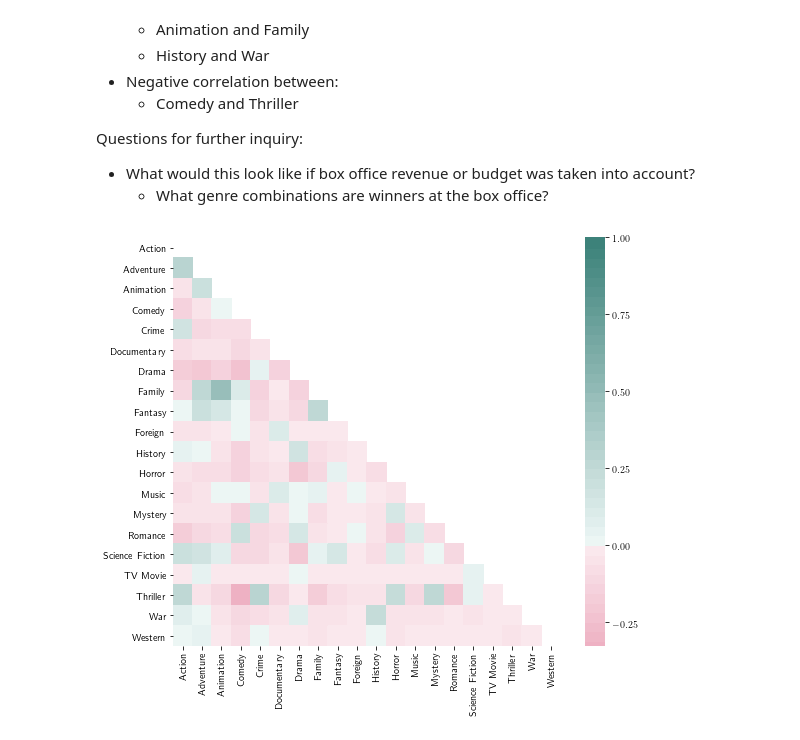
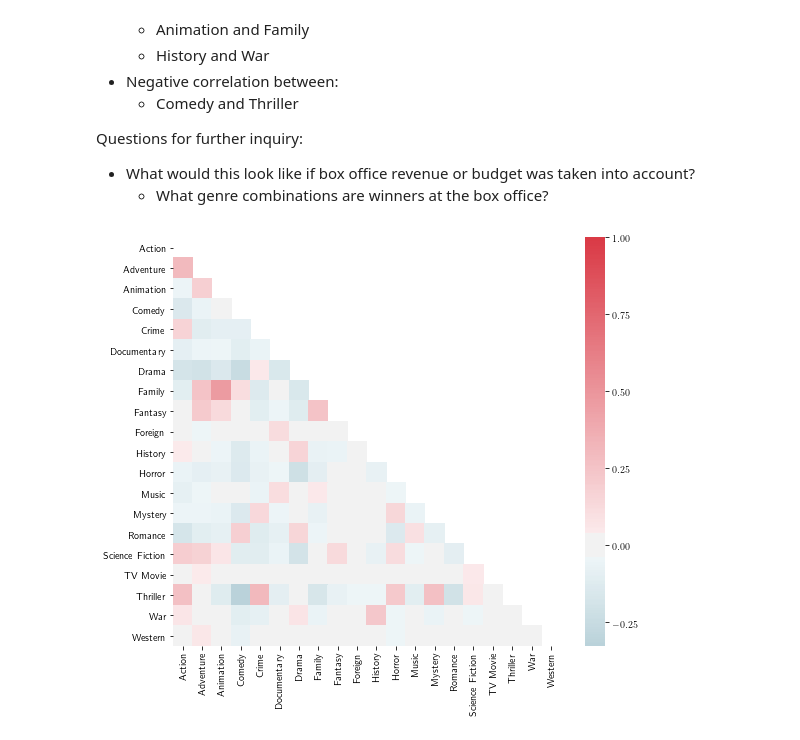
Before and after one commit to qiaozhi9092/tmdb_box_office_prediction, a Jupyter notebook: notebooks/ExploratoryDataAnalysis.ipynb, the cells around one changed output. Drawn from its saved outputs; the diff is of its cells as text; code cells hidden in the pictures.

Commit message:
refresh figures

```diff
--- a/notebooks/ExploratoryDataAnalysis.ipynb
+++ b/notebooks/ExploratoryDataAnalysis.ipynb
@@ -163,14 +165,14 @@ Questions for further inquiry:
 # %%
 corr = genre_df.corr()
 
 mask = np.zeros_like(corr.values)
 mask[np.triu_indices_from(mask)] = True
 
 fig, ax = plt.subplots(figsize = (8,7))
 sns.heatmap(corr, ax = ax, mask = mask, center = 0,
-            cmap = sns.diverging_palette(0,180,sep=1,n=64))
+            cmap = sns.diverging_palette(220, 10, as_cmap=True))
 
 plt.tight_layout()
 fig.savefig(FIG_DIR.joinpath("genre_correlation.png"))
 # %% [output]
-[figure, old version]
+[figure, new version]
```
Also changed, not shown: parts of 1 cell of this notebook, 1 other file.
